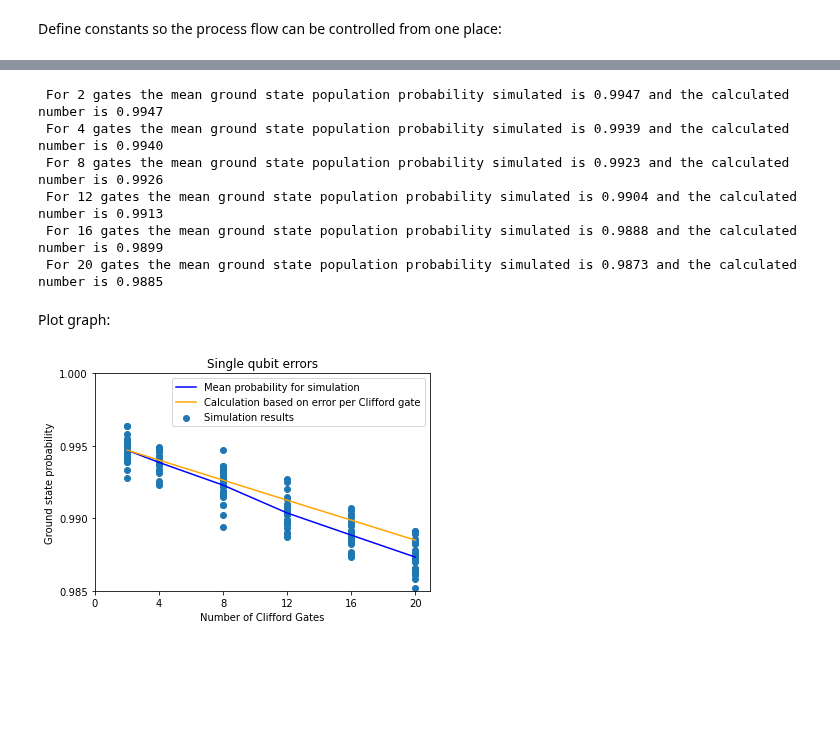
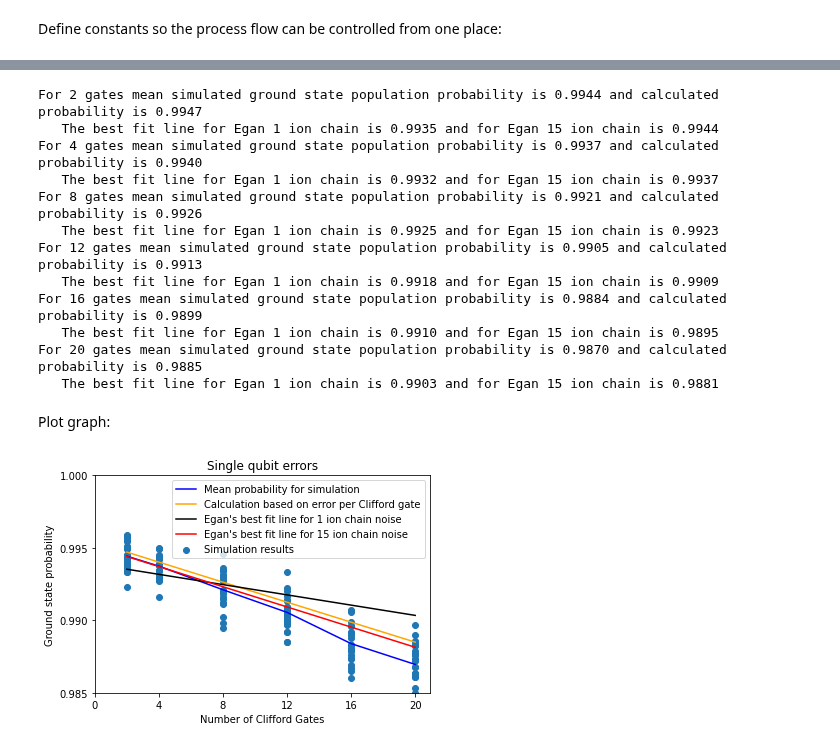
Before and after one commit to goldsmdn/SteaneCode, a Jupyter notebook: Egan_single_qubit_errors.ipynb, the cells around one changed output, grey strips where cells are left out. Cells and saved outputs as stored; diff of their text form; code cells hidden in the pictures; blank space fills up the shorter version.

```diff
--- a/Egan_single_qubit_errors.ipynb
+++ b/Egan_single_qubit_errors.ipynb
@@ -50,7 +52,7 @@ SINGLE_GATE_DEPOLARISING = 0.000366      #Parameter for depolarising channel
 SINGLE_CLIFFORD_GATE_NOISE = 0.000348    #Used to calculate theory
 NOISE = True                             #Test with noise?
 
-GATE_LIST = [1, 3, 7, 11, 15, 19]        #Number of Clifford gate to be simulated
+GATE_DEPTH_LIST = [1, 3, 7, 11, 15, 19]  #Number of Clifford gate to be simulated
                                          # one more reversal gate is automaticaly added
 
 SIMULATOR = Aer.get_backend('qasm_simulator')
@@ -58,7 +62,7 @@ SIMULATOR = Aer.get_backend('qasm_simulator')
 # Generate randomised benchmark circuit
 rb_opts = {}
 #Number of Cliffords in the sequence
-rb_opts['length_vector'] = GATE_LIST
+rb_opts['length_vector'] = GATE_DEPTH_LIST
 # Number of seeds (random sequences)
 rb_opts['nseeds'] = ITERATIONS
 rb_circs, xdata = rb.randomized_benchmarking_seq(**rb_opts)
@@ -82,15 +86,17 @@ def get_noise(p_meas,p_gate):
 # %%
 noise_model = get_noise(MEASURE_NOISE,SINGLE_GATE_DEPOLARISING)
 # %%
+# initialise lists for graphs
 simulation_probability = []
 theoretical_probability = []
+egan_one_ion_noise = []
+egan_fifteen_ion_noise = []
 mean_probability = []
-
 number_of_gates_scatter = []
 number_of_gates_plot = []
 
 loop_number = 0
-for gate_depth in GATE_LIST:
+for gate_depth in GATE_DEPTH_LIST:
     accumulator = 0
     for iteration in range(ITERATIONS):
         if NOISE:
@@ -103,47 +109,60 @@ for gate_depth in GATE_LIST:
         probability = counts.get('0') / SHOTS
         simulation_probability.append(probability)
         accumulator = accumulator + probability
+
     mean = accumulator / ITERATIONS
-
-    exponent = (gate_depth + 1)
-    gate_noise = ((1 - SINGLE_CLIFFORD_GATE_NOISE) ** exponent)
+    true_gate_depth = (gate_depth + 1)
+    gate_noise = ((1 - SINGLE_CLIFFORD_GATE_NOISE) ** true_gate_depth)
     theory = gate_noise * (1 - MEASURE_NOISE)
+    egan_one_ion = 0.99388 - true_gate_depth * 0.000177
+    egan_fifteen_ion = 0.9951 - true_gate_depth * 0.000348
     theoretical_probability.append(theory)
-    number_of_gates_plot.append(gate_depth + 1)
-    print(f' For {gate_depth + 1} gates the mean simulated ground state population probability simulated is {mean:.4f} and the calculated probability is {theory:.4f}')
+    egan_one_ion_noise.append(egan_one_ion)
+    egan_fifteen_ion_noise.append(egan_fifteen_ion)
+    number_of_gates_plot.append(true_gate_depth)
+    print(f'For {true_gate_depth} gates mean simulated ground state population probability is {mean:.4f} and calculated probability is {theory:.4f}')
+    print(f'   The best fit line for Egan 1 ion chain is {egan_one_ion:.4f} and for Egan 15 ion chain is {egan_fifteen_ion:.4f}')
     mean_probability.append(mean)
     loop_number = loop_number + 1
 # %% [output]
- For 2 gates the mean ground state population probability simulated is 0.9947 and the calculated number is 0.9947
- For 4 gates the mean ground state population probability simulated is 0.9939 and the calculated number is 0.9940
- For 8 gates the mean ground state population probability simulated is 0.9923 and the calculated number is 0.9926
- For 12 gates the mean ground state population probability simulated is 0.9904 and the calculated number is 0.9913
- For 16 gates the mean ground state population probability simulated is 0.9888 and the calculated number is 0.9899
- For 20 gates the mean ground state population probability simulated is 0.9873 and the calculated number is 0.9885
+For 2 gates mean simulated ground state population probability is 0.9944 and calculated probability is 0.9947
+   The best fit line for Egan 1 ion chain is 0.9935 and for Egan 15 ion chain is 0.9944
+For 4 gates mean simulated ground state population probability is 0.9937 and calculated probability is 0.9940
+   The best fit line for Egan 1 ion chain is 0.9932 and for Egan 15 ion chain is 0.9937
+For 8 gates mean simulated ground state population probability is 0.9921 and calculated probability is 0.9926
+   The best fit line for Egan 1 ion chain is 0.9925 and for Egan 15 ion chain is 0.9923
+For 12 gates mean simulated ground state population probability is 0.9905 and calculated probability is 0.9913
+   The best fit line for Egan 1 ion chain is 0.9918 and for Egan 15 ion chain is 0.9909
+For 16 gates mean simulated ground state population probability is 0.9884 and calculated probability is 0.9899
+   The best fit line for Egan 1 ion chain is 0.9910 and for Egan 15 ion chain is 0.9895
+For 20 gates mean simulated ground state population probability is 0.9870 and calculated probability is 0.9885
+   The best fit line for Egan 1 ion chain is 0.9903 and for Egan 15 ion chain is 0.9881
 # %% [markdown]
 Plot graph:
 # %%
 #graph constants
 YMIN = 0.985
 YMAX = 1.000
 YTICK = 0.005
 
 #graph
 title_text = "Ground state probabilty against number of Clifford Gates"
 plt.scatter(number_of_gates_scatter, simulation_probability, label = "Simulation results" )
 plt.plot(number_of_gates_plot, mean_probability, label = "Mean probability for simulation" , color="blue")
 plt.plot(number_of_gates_plot, theoretical_probability, label = "Calculation based on error per Clifford gate" , color="orange")
+plt.plot(number_of_gates_plot, egan_one_ion_noise, label = "Egan's best fit line for 1 ion chain noise" , color="black")
+plt.plot(number_of_gates_plot, egan_fifteen_ion_noise, label = "Egan's best fit line for 15 ion chain noise" , color="red")
 plt.title('Single qubit errors')
 plt.xlabel('Number of Clifford Gates')
 plt.ylabel('Ground state probability')
 plt.legend()
 plt.ylim(YMIN, YMAX)
 plt.xticks(np.arange(0, 21, 4))
 plt.yticks(np.arange(YMIN, YMAX, YTICK))
-fname = "single_qubit_errors.png"
+fname = "Single_Clifford_gate_errors_graph.png"
 plt.savefig(fname)
 # %% [output]
-[figure, old version]
+[figure, new version]
 # %% [markdown]
 In the graph above the offset corresponds to the state preparation and measurement (SPAM) error of 0.0046 reported by Egan.
 
```
Also changed, not shown: parts of 5 cells of this notebook, 16 other files.
